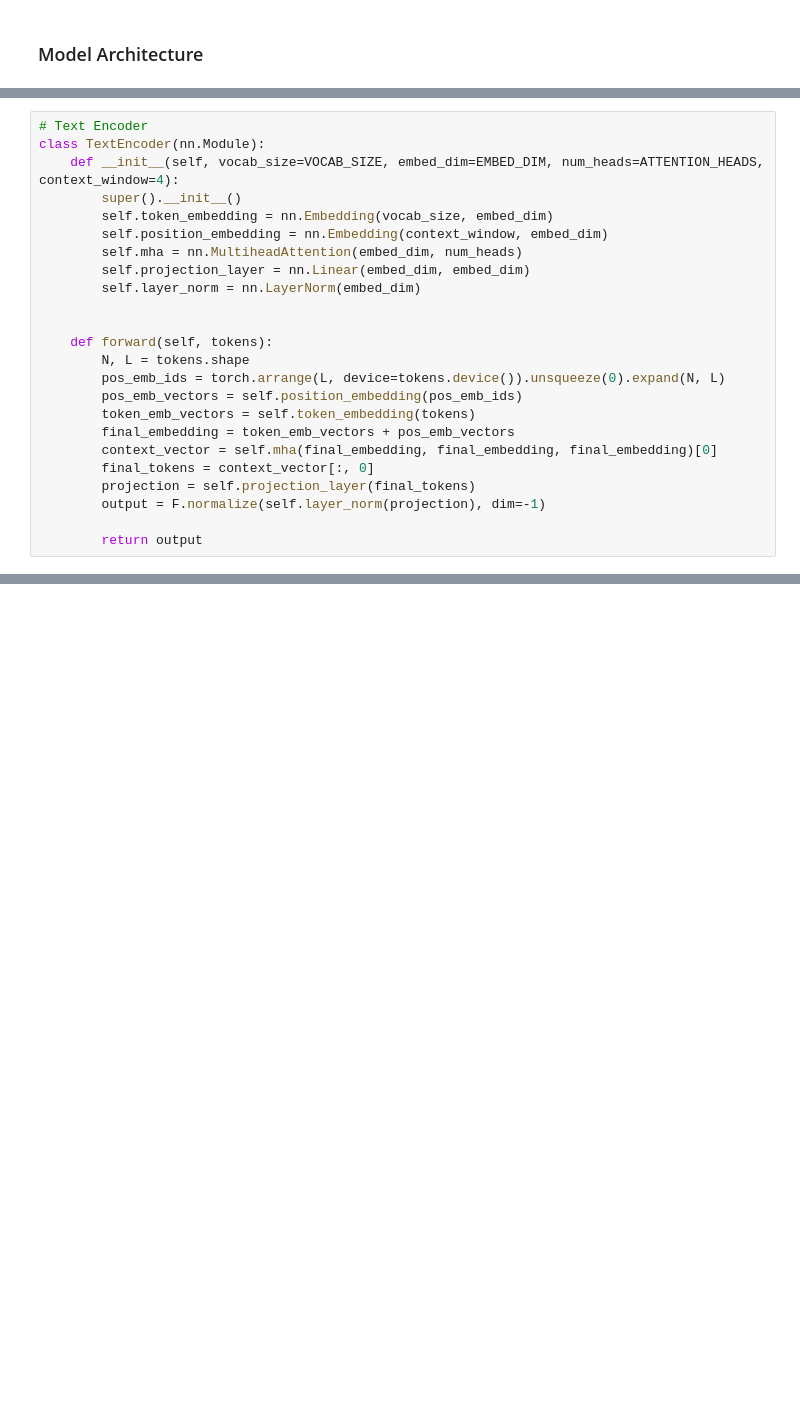
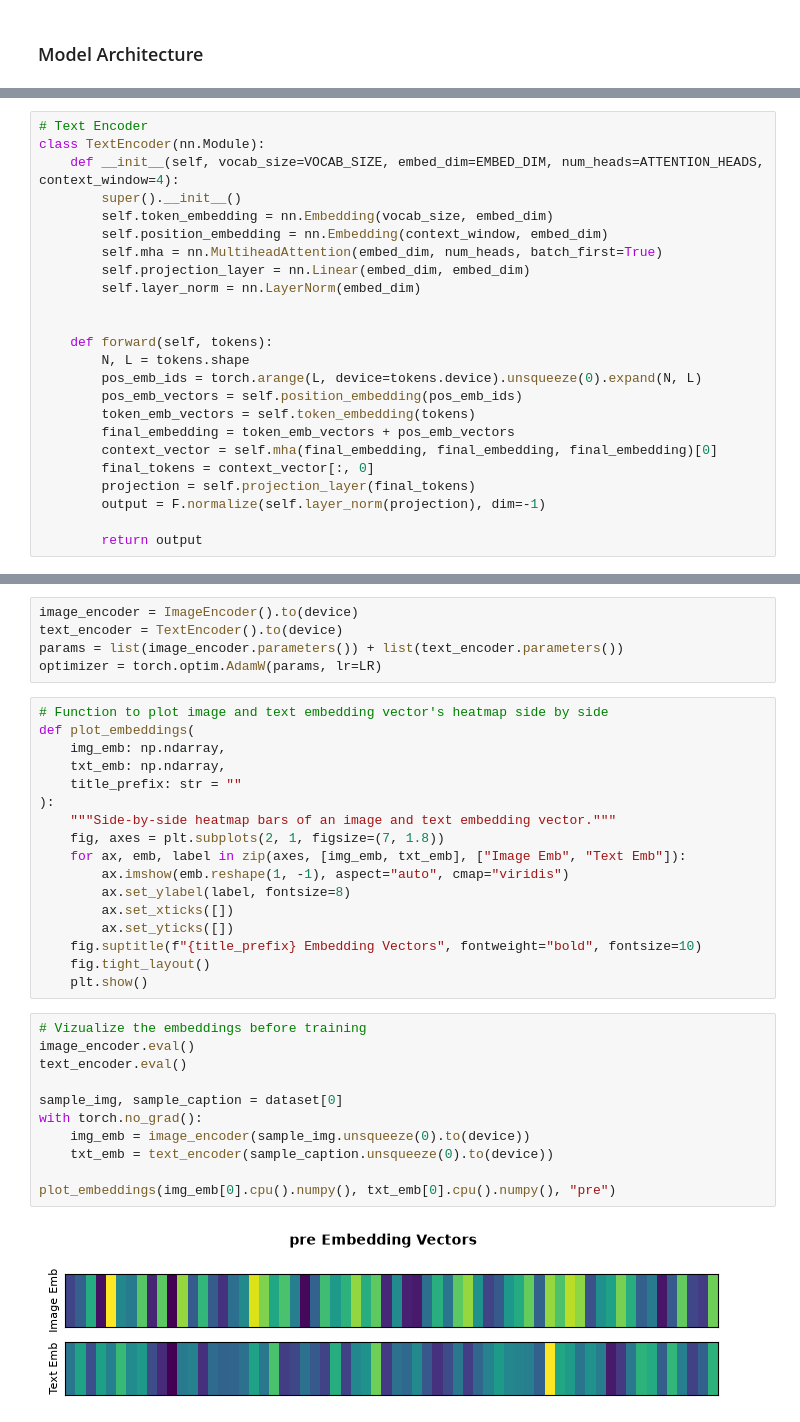
Before and after one commit to limon9690/VLM-reliability, a Jupyter notebook: notebooks/03_nanovlm.ipynb, the cells around one changed output, grey strips where cells are left out. Cells and saved outputs as stored; diff of their text form; blank space fills up the shorter version.

```diff
--- a/notebooks/03_nanovlm.ipynb
+++ b/notebooks/03_nanovlm.ipynb
@@ -208,14 +208,14 @@ class TextEncoder(nn.Module):
         super().__init__()
         self.token_embedding = nn.Embedding(vocab_size, embed_dim)
         self.position_embedding = nn.Embedding(context_window, embed_dim)
-        self.mha = nn.MultiheadAttention(embed_dim, num_heads)
+        self.mha = nn.MultiheadAttention(embed_dim, num_heads, batch_first=True)
         self.projection_layer = nn.Linear(embed_dim, embed_dim)
         self.layer_norm = nn.LayerNorm(embed_dim)
 
 
     def forward(self, tokens):
         N, L = tokens.shape
-        pos_emb_ids = torch.arrange(L, device=tokens.device()).unsqueeze(0).expand(N, L)
+        pos_emb_ids = torch.arange(L, device=tokens.device).unsqueeze(0).expand(N, L)
         pos_emb_vectors = self.position_embedding(pos_emb_ids)
         token_emb_vectors = self.token_embedding(tokens)
         final_embedding = token_emb_vectors + pos_emb_vectors
@@ -227,0 +239,35 @@ class TextEncoder(nn.Module):
+# %%
+image_encoder = ImageEncoder().to(device)
+text_encoder = TextEncoder().to(device)
+params = list(image_encoder.parameters()) + list(text_encoder.parameters())
+optimizer = torch.optim.AdamW(params, lr=LR)
+# %%
+# Function to plot image and text embedding vector's heatmap side by side
+def plot_embeddings(
+    img_emb: np.ndarray,
+    txt_emb: np.ndarray,
+    title_prefix: str = ""
+):
+    """Side-by-side heatmap bars of an image and text embedding vector."""
+    fig, axes = plt.subplots(2, 1, figsize=(7, 1.8))
+    for ax, emb, label in zip(axes, [img_emb, txt_emb], ["Image Emb", "Text Emb"]):
+        ax.imshow(emb.reshape(1, -1), aspect="auto", cmap="viridis")
+        ax.set_ylabel(label, fontsize=8)
+        ax.set_xticks([])
+        ax.set_yticks([])
+    fig.suptitle(f"{title_prefix} Embedding Vectors", fontweight="bold", fontsize=10)
+    fig.tight_layout()
+    plt.show()
+# %%
+# Vizualize the embeddings before training
+image_encoder.eval()
+text_encoder.eval()
+
+sample_img, sample_caption = dataset[0]
+with torch.no_grad():
+    img_emb = image_encoder(sample_img.unsqueeze(0).to(device))
+    txt_emb = text_encoder(sample_caption.unsqueeze(0).to(device))
+
+plot_embeddings(img_emb[0].cpu().numpy(), txt_emb[0].cpu().numpy(), "pre")
+# %% [output]
+[figure, added]
```
Also changed, not shown: parts of 10 cells of this notebook.
